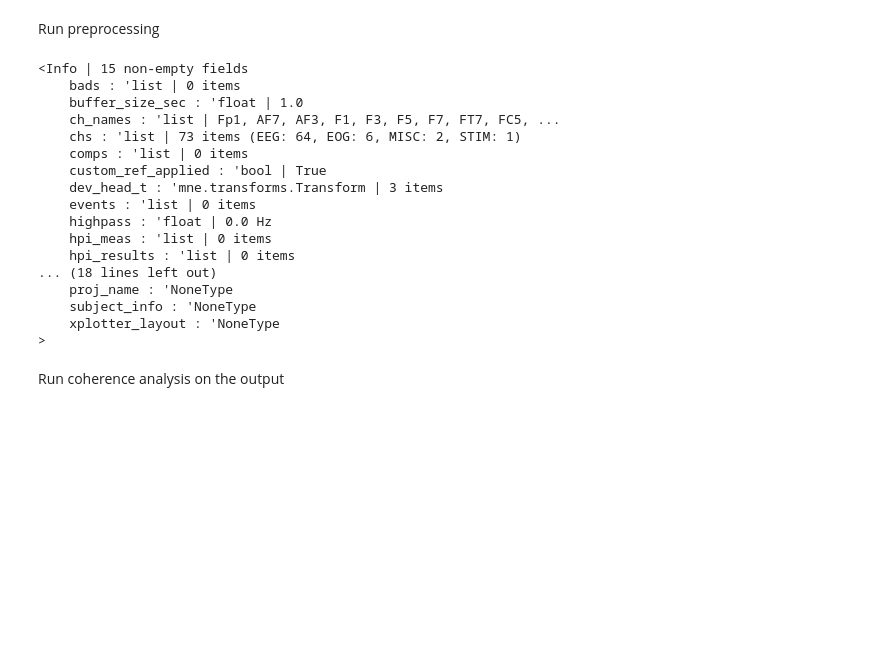
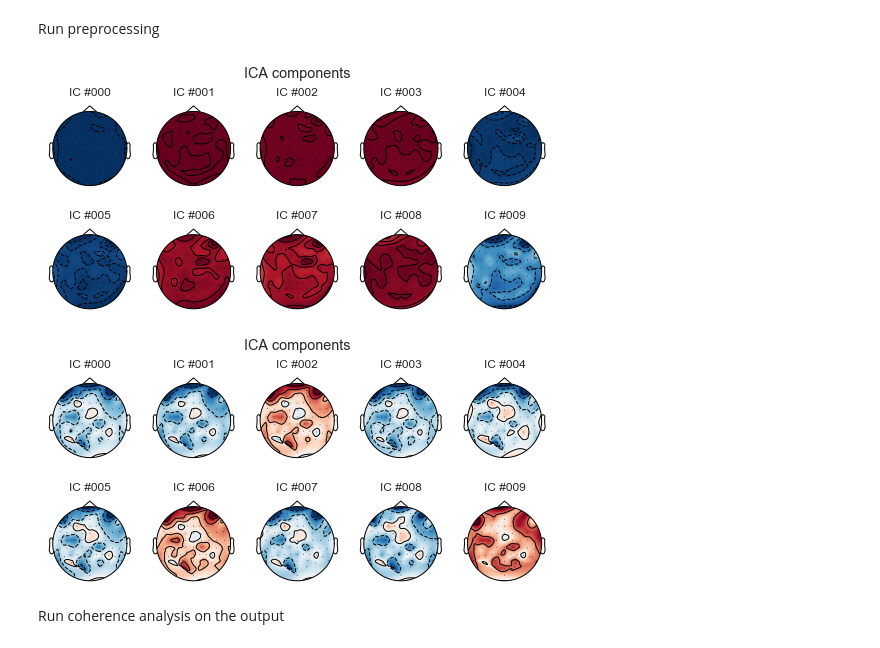
Before and after one commit to rb643/resting_state_eeg, a Jupyter notebook: resting_state_eeg.ipynb, the cells around one changed output. Drawn from its saved outputs; the diff is of its cells as text; code cells hidden in the pictures; blank space fills up the shorter version.

Commit message:
Updated with some plots of 10 ICA components

```diff
--- a/resting_state_eeg.ipynb
+++ b/resting_state_eeg.ipynb
@@ -52,53 +52,38 @@ for raw, event in zip(raws(), events()):
 
     new_info = mne.create_info(['VEOG', 'HEOG'], 1024, ch_types='eog')
     raw.info['lowpass'] = new_info['lowpass'] = 1024
 
     # add these two new channels to the data
     raw = raw.add_channels(
         [mne.io.RawArray(np.concatenate([veog, heog], axis=0), new_info)]
     )
 
     # drop extra channels (not used)
     raw = raw.drop_channels(['EXG7', 'EXG8'])
     # resample the data (w/ parallel processing)
     raw = raw.resample(512, n_jobs = 6)
 
 
     # set the average of the mastoids as reference
     raw = raw.set_eeg_reference(['EXG5', 'EXG6'])
     raw = raw.apply_proj()
 
-    print(raw.info)
-
     # filter the EOG data
     raw = raw.filter(0.5, 15, picks=mne.pick_types(raw.info, eeg=False, eog=True), n_jobs=6)
     # filter the EEG data (bandstop for mains and all harmonics)
     raw = raw.notch_filter(np.arange(50, raw.info['lowpass'], 50), n_jobs=6)
 
     # run an ICA to remove components correlated with both horizontal and vertical EOG traces
     seed = np.random.RandomState(2017)
 
-    ica = mne.preprocessing.run_ica(raw, n_components=0.99, max_pca_components=60,
+    ica = mne.preprocessing.run_ica(raw, n_components=10, max_pca_components=60,
                                     random_state=seed, eog_ch=['HEOG', 'VEOG'],
                                     picks=mne.pick_types(raw.info, eeg=True))
+
+    ica.plot_components()
 # %% [output]
-<Info | 15 non-empty fields
-    bads : 'list | 0 items
-    buffer_size_sec : 'float | 1.0
-    ch_names : 'list | Fp1, AF7, AF3, F1, F3, F5, F7, FT7, FC5, ...
-    chs : 'list | 73 items (EEG: 64, EOG: 6, MISC: 2, STIM: 1)
-    comps : 'list | 0 items
-    custom_ref_applied : 'bool | True
-    dev_head_t : 'mne.transforms.Transform | 3 items
-    events : 'list | 0 items
-    highpass : 'float | 0.0 Hz
-    hpi_meas : 'list | 0 items
-    hpi_results : 'list | 0 items
-... (18 lines left out)
-    proj_name : 'NoneType
-    subject_info : 'NoneType
-    xplotter_layout : 'NoneType
->
+[figure, added]
+[figure, added]
 # %% [markdown]
 Run coherence analysis on the output
 # %%
```
